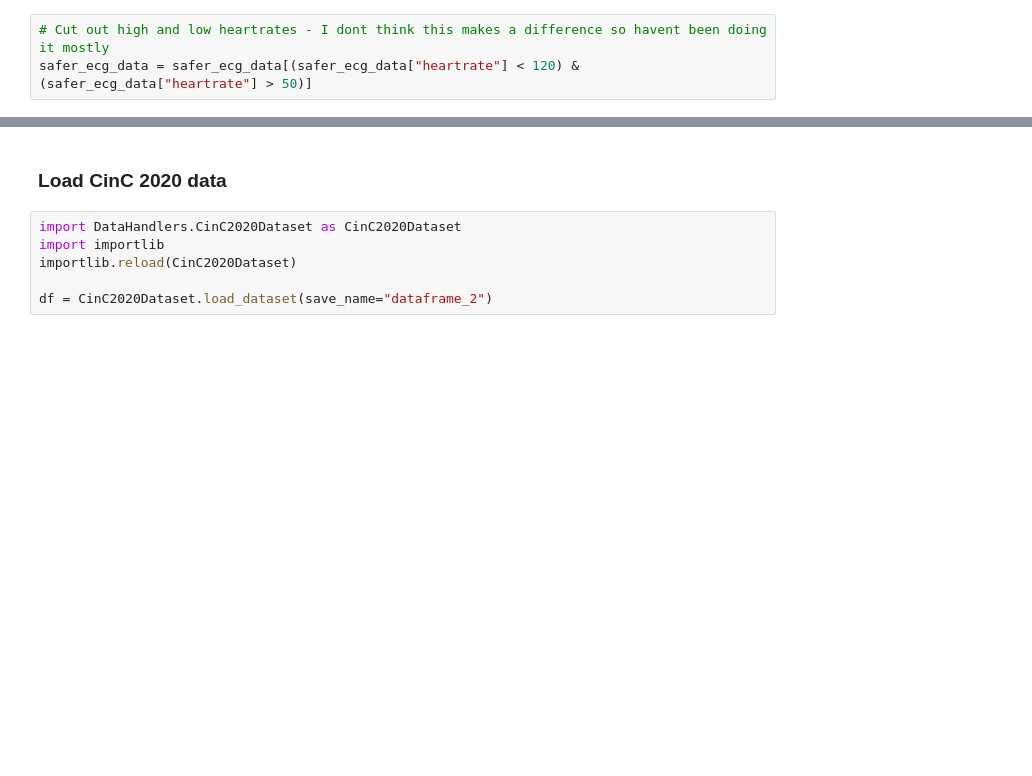
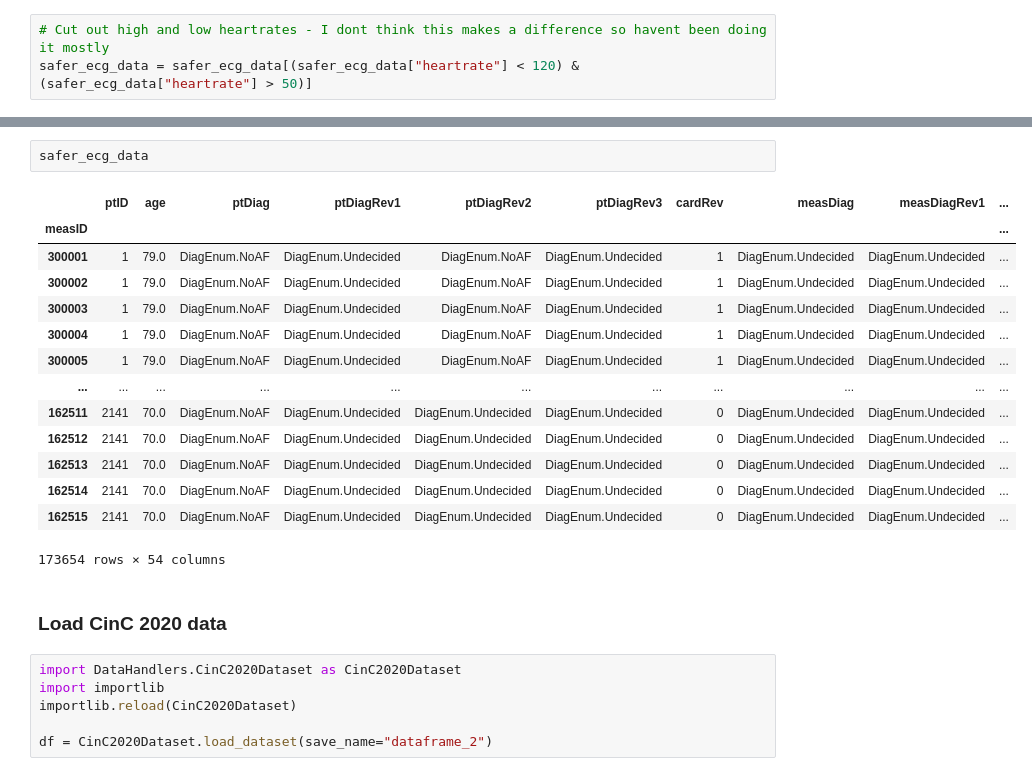
Before and after one commit to daniel347/ecg-signal-quality, a Jupyter notebook: Transformer.ipynb, the cells around one changed output, grey strips where cells are left out. Saved outputs shown, nothing was run; the diff lists cells and outputs as text; blank space fills up the shorter version.

```diff
--- a/Transformer.ipynb
+++ b/Transformer.ipynb
@@ -185,3 +237,20 @@ KeyboardInterrupt:
+# %%
+safer_ecg_data
+# %% [output]
+|  | ptID | age | ptDiag | ptDiagRev1 | ptDiagRev2 | ptDiagRev3 | cardRev | measDiag | measDiagRev1 | ... |
+| measID |  |  |  |  |  |  |  |  |  | ... |
+| 300001 | 1 | 79.0 | DiagEnum.NoAF | DiagEnum.Undecided | DiagEnum.NoAF | DiagEnum.Undecided | 1 | DiagEnum.Undecided | DiagEnum.Undecided | ... |
+| 300002 | 1 | 79.0 | DiagEnum.NoAF | DiagEnum.Undecided | DiagEnum.NoAF | DiagEnum.Undecided | 1 | DiagEnum.Undecided | DiagEnum.Undecided | ... |
+| 300003 | 1 | 79.0 | DiagEnum.NoAF | DiagEnum.Undecided | DiagEnum.NoAF | DiagEnum.Undecided | 1 | DiagEnum.Undecided | DiagEnum.Undecided | ... |
+| 300004 | 1 | 79.0 | DiagEnum.NoAF | DiagEnum.Undecided | DiagEnum.NoAF | DiagEnum.Undecided | 1 | DiagEnum.Undecided | DiagEnum.Undecided | ... |
+| 300005 | 1 | 79.0 | DiagEnum.NoAF | DiagEnum.Undecided | DiagEnum.NoAF | DiagEnum.Undecided | 1 | DiagEnum.Undecided | DiagEnum.Undecided | ... |
+| ... | ... | ... | ... | ... | ... | ... | ... | ... | ... | ... |
+| 162511 | 2141 | 70.0 | DiagEnum.NoAF | DiagEnum.Undecided | DiagEnum.Undecided | DiagEnum.Undecided | 0 | DiagEnum.Undecided | DiagEnum.Undecided | ... |
+| 162512 | 2141 | 70.0 | DiagEnum.NoAF | DiagEnum.Undecided | DiagEnum.Undecided | DiagEnum.Undecided | 0 | DiagEnum.Undecided | DiagEnum.Undecided | ... |
+| 162513 | 2141 | 70.0 | DiagEnum.NoAF | DiagEnum.Undecided | DiagEnum.Undecided | DiagEnum.Undecided | 0 | DiagEnum.Undecided | DiagEnum.Undecided | ... |
+| 162514 | 2141 | 70.0 | DiagEnum.NoAF | DiagEnum.Undecided | DiagEnum.Undecided | DiagEnum.Undecided | 0 | DiagEnum.Undecided | DiagEnum.Undecided | ... |
+| 162515 | 2141 | 70.0 | DiagEnum.NoAF | DiagEnum.Undecided | DiagEnum.Undecided | DiagEnum.Undecided | 0 | DiagEnum.Undecided | DiagEnum.Undecided | ... |
+173654 rows × 54 columns
 # %% [markdown]
 ### Load CinC 2020 data
 # %%
```
Also changed, not shown: parts of 58 cells of this notebook, 4 other files.
